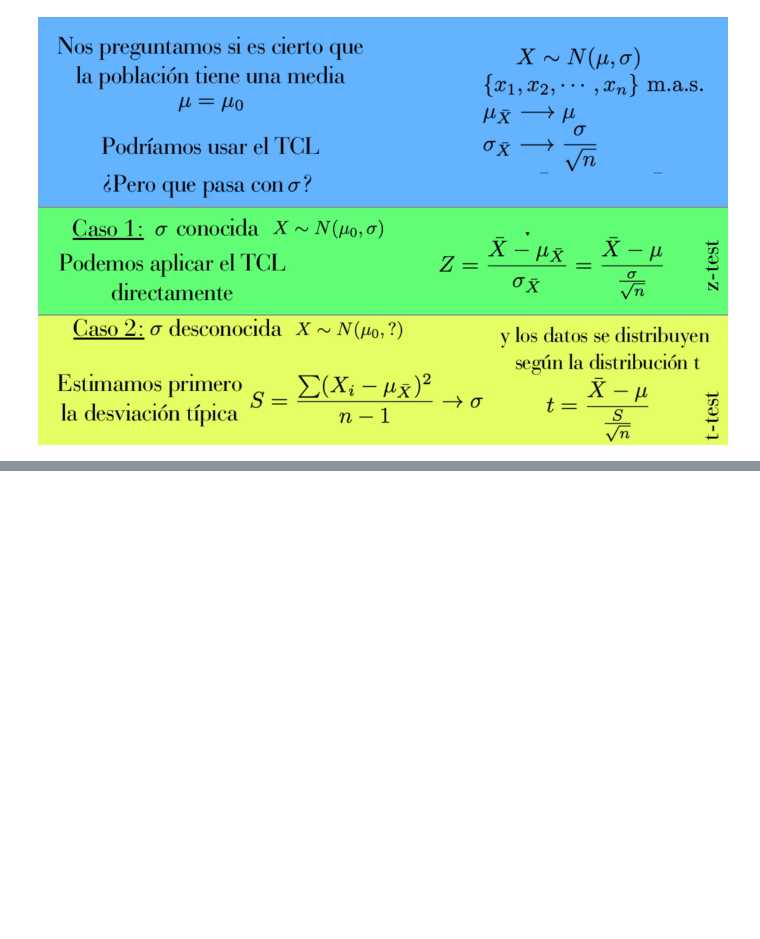
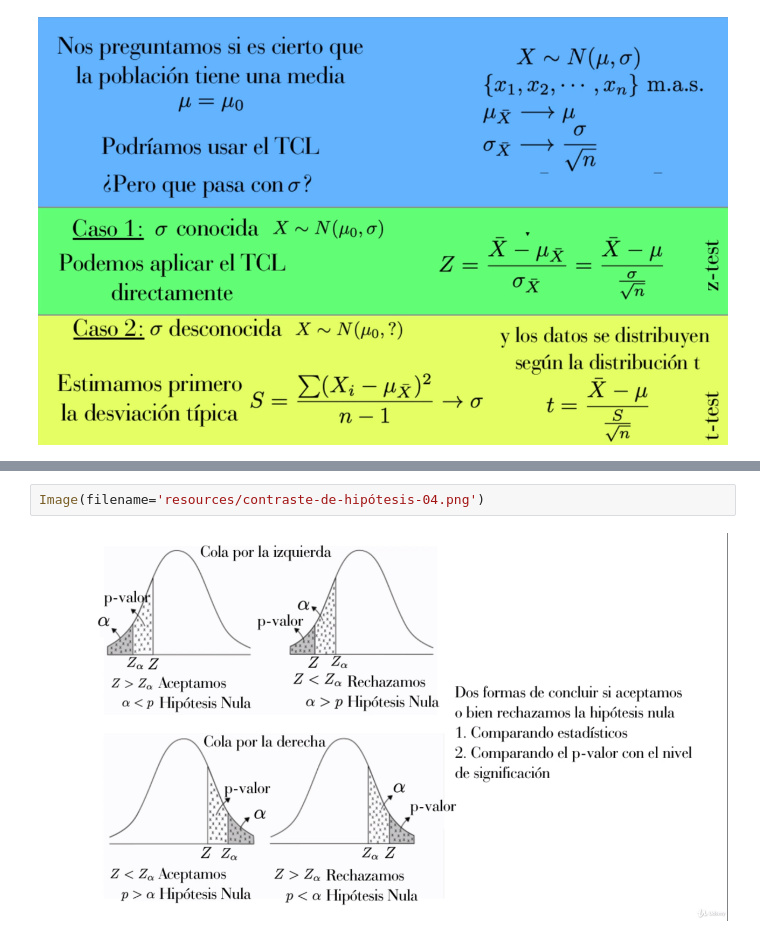
Before and after one commit to ososuna/python-ml, a Jupyter notebook: notebooks/T3 - 1 - Estadística.ipynb, the cells around one changed output, grey strips where cells are left out. Drawn from its saved outputs; the diff is of its cells as text; blank space fills up the shorter version.

```diff
--- a/notebooks/T3 - 1 - Estadística.ipynb
+++ b/notebooks/T3 - 1 - Estadística.ipynb
@@ -39,0 +54,4 @@ Image(filename='resources/contraste-de-hipótesis-02.png')
+# %%
+Image(filename='resources/contraste-de-hipótesis-04.png')
+# %% [output]
+[figure, added]
```
Also changed, not shown: parts of 5 cells of this notebook.
